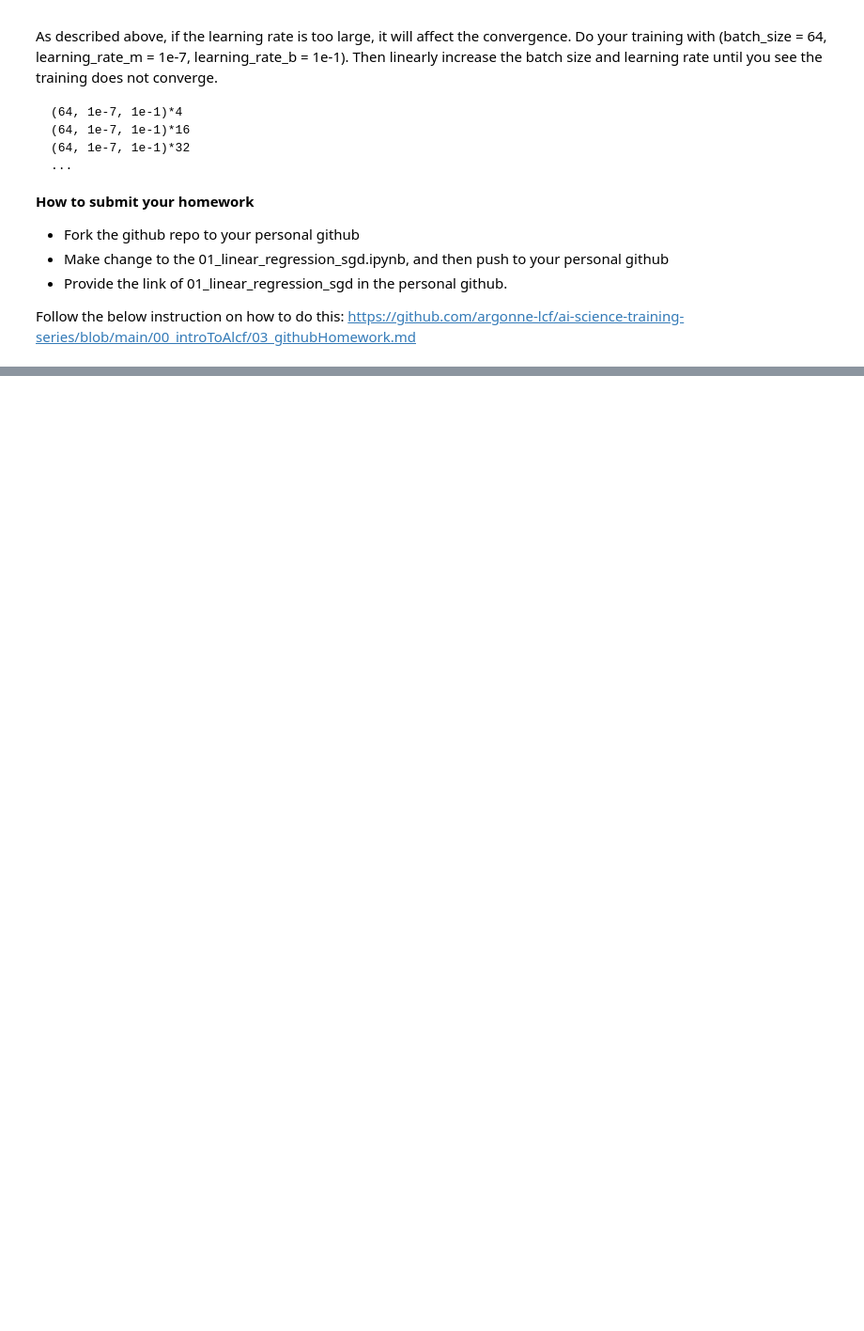
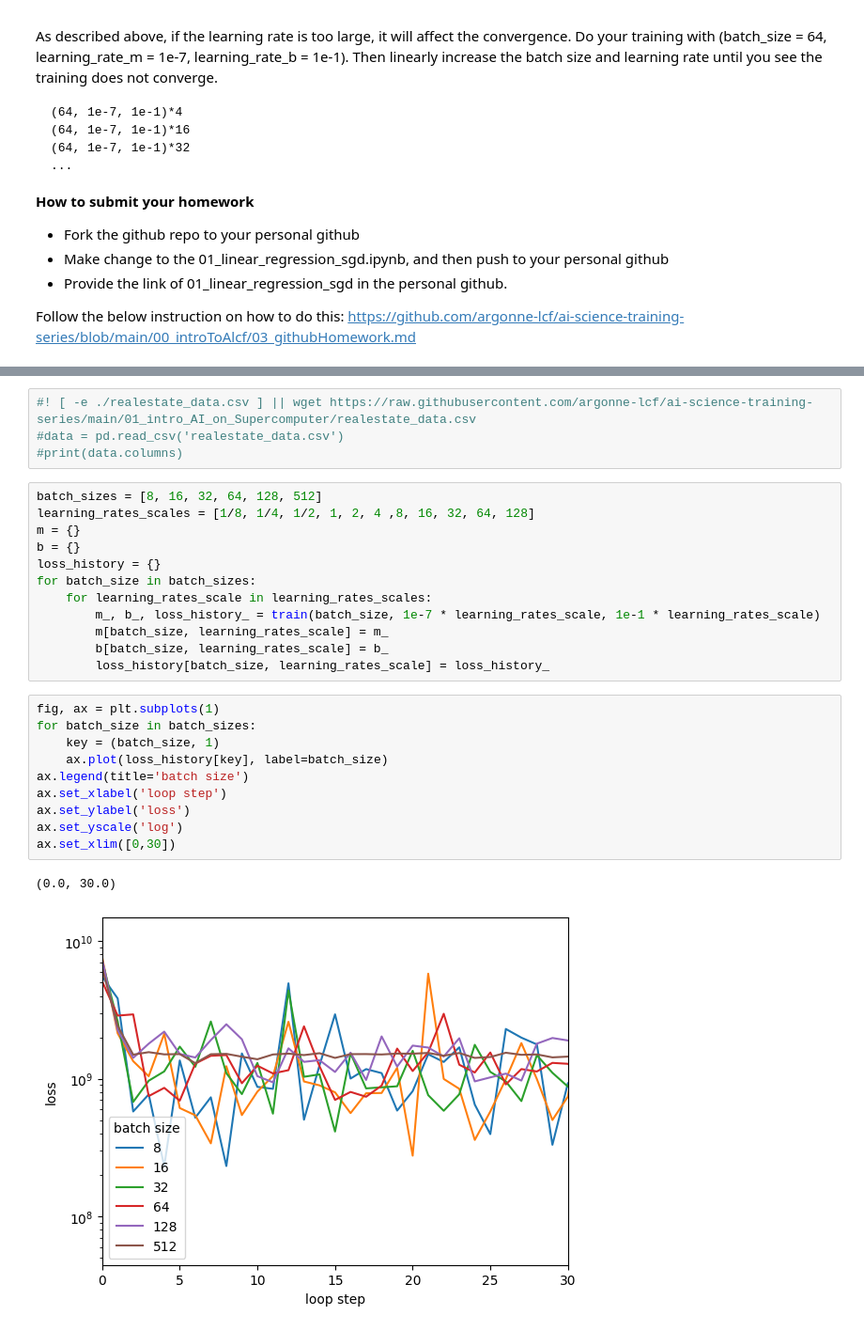
Before and after one commit to franklhy/ai-science-training-series, a Jupyter notebook: 01_intro_AI_on_Supercomputer/2024-02-06_Heyi_Liang_01_linear_regression_sgd.ipynb, the cells around one changed output, grey strips where cells are left out. Shown at 94% size. Drawn from its saved outputs; the diff is of its cells as text; blank space fills up the shorter version.

```diff
--- a/01_intro_AI_on_Supercomputer/2024-02-06_Heyi_Liang_01_linear_regression_sgd.ipynb
+++ b/01_intro_AI_on_Supercomputer/2024-02-06_Heyi_Liang_01_linear_regression_sgd.ipynb
@@ -394,0 +435,29 @@ https://github.com/argonne-lcf/ai-science-training-series/blob/main/00_introToAl
+# %%
+#! [ -e ./realestate_data.csv ] || wget https://raw.githubusercontent.com/argonne-lcf/ai-science-training-series/main/01_intro_AI_on_Supercomputer/realestate_data.csv
+#data = pd.read_csv('realestate_data.csv')
+#print(data.columns)
+# %%
+batch_sizes = [8, 16, 32, 64, 128, 512]
+learning_rates_scales = [1/8, 1/4, 1/2, 1, 2, 4 ,8, 16, 32, 64, 128]
+m = {}
+b = {}
+loss_history = {}
+for batch_size in batch_sizes:
+    for learning_rates_scale in learning_rates_scales:
+        m_, b_, loss_history_ = train(batch_size, 1e-7 * learning_rates_scale, 1e-1 * learning_rates_scale)
+        m[batch_size, learning_rates_scale] = m_
+        b[batch_size, learning_rates_scale] = b_
+        loss_history[batch_size, learning_rates_scale] = loss_history_
+# %%
+fig, ax = plt.subplots(1)
+for batch_size in batch_sizes:
+    key = (batch_size, 1)
+    ax.plot(loss_history[key], label=batch_size)
+ax.legend(title='batch size')
+ax.set_xlabel('loop step')
+ax.set_ylabel('loss')
+ax.set_yscale('log')
+ax.set_xlim([0,30])
+# %% [output]
+(0.0, 30.0)
+[figure, added]
```
Also changed, not shown: parts of 7 cells of this notebook.
